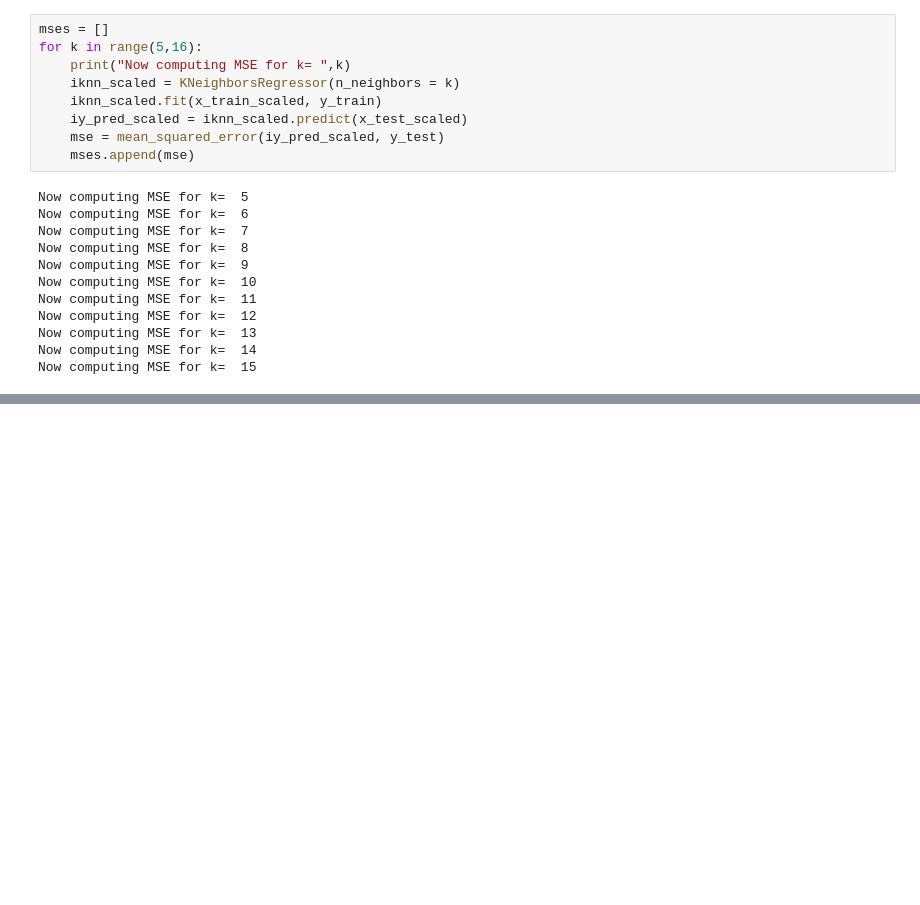
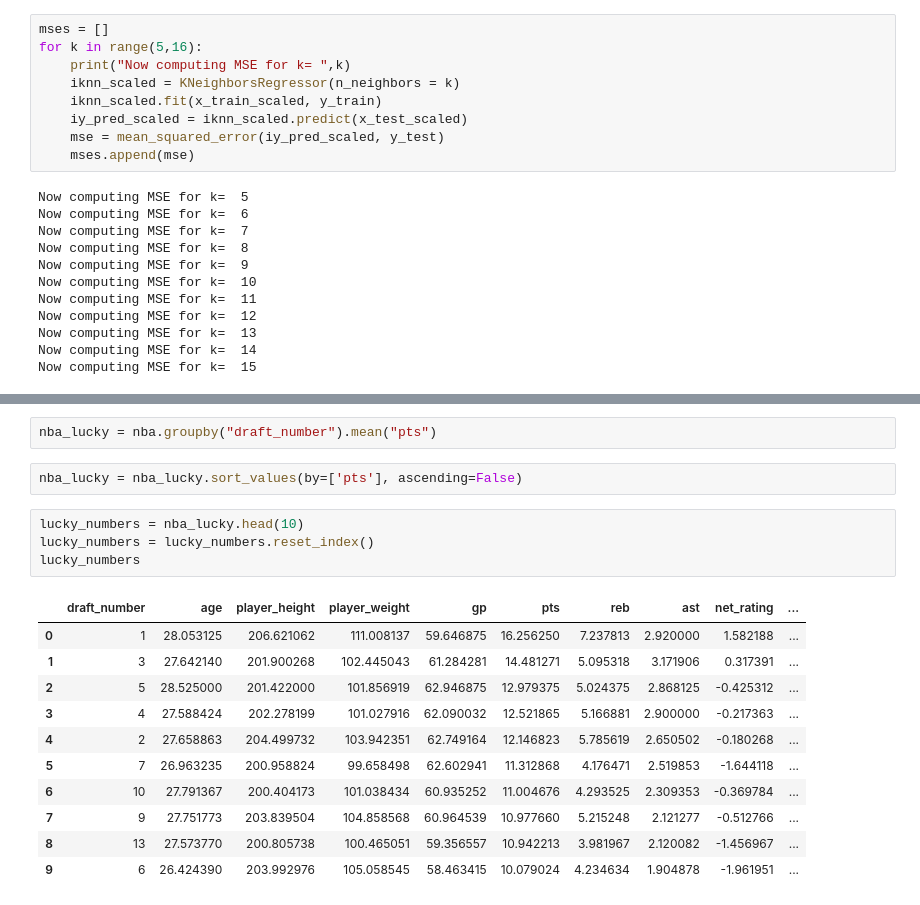
Before and after one commit to Ovalle3/nba-data-analysis, a Jupyter notebook: nba_2019.ipynb, the cells around one changed output, grey strips where cells are left out. Saved outputs shown, nothing was run; the diff lists cells and outputs as text; blank space fills up the shorter version.

```diff
--- a/nba_2019.ipynb
+++ b/nba_2019.ipynb
@@ -449,0 +607,20 @@ Text(0.5, 1.0, 'MSE for different numbers of neighbors')
+# %%
+nba_lucky = nba.groupby("draft_number").mean("pts")
+# %%
+nba_lucky = nba_lucky.sort_values(by=['pts'], ascending=False)
+# %%
+lucky_numbers = nba_lucky.head(10)
+lucky_numbers = lucky_numbers.reset_index()
+lucky_numbers
+# %% [output]
+|  | draft_number | age | player_height | player_weight | gp | pts | reb | ast | net_rating | ... |
+| 0 | 1 | 28.053125 | 206.621062 | 111.008137 | 59.646875 | 16.256250 | 7.237813 | 2.920000 | 1.582188 | ... |
+| 1 | 3 | 27.642140 | 201.900268 | 102.445043 | 61.284281 | 14.481271 | 5.095318 | 3.171906 | 0.317391 | ... |
+| 2 | 5 | 28.525000 | 201.422000 | 101.856919 | 62.946875 | 12.979375 | 5.024375 | 2.868125 | -0.425312 | ... |
+| 3 | 4 | 27.588424 | 202.278199 | 101.027916 | 62.090032 | 12.521865 | 5.166881 | 2.900000 | -0.217363 | ... |
+| 4 | 2 | 27.658863 | 204.499732 | 103.942351 | 62.749164 | 12.146823 | 5.785619 | 2.650502 | -0.180268 | ... |
+| 5 | 7 | 26.963235 | 200.958824 | 99.658498 | 62.602941 | 11.312868 | 4.176471 | 2.519853 | -1.644118 | ... |
+| 6 | 10 | 27.791367 | 200.404173 | 101.038434 | 60.935252 | 11.004676 | 4.293525 | 2.309353 | -0.369784 | ... |
+| 7 | 9 | 27.751773 | 203.839504 | 104.858568 | 60.964539 | 10.977660 | 5.215248 | 2.121277 | -0.512766 | ... |
+| 8 | 13 | 27.573770 | 200.805738 | 100.465051 | 59.356557 | 10.942213 | 3.981967 | 2.120082 | -1.456967 | ... |
+| 9 | 6 | 26.424390 | 203.992976 | 105.058545 | 58.463415 | 10.079024 | 4.234634 | 1.904878 | -1.961951 | ... |
```
Also changed, not shown: parts of 35 cells of this notebook.
